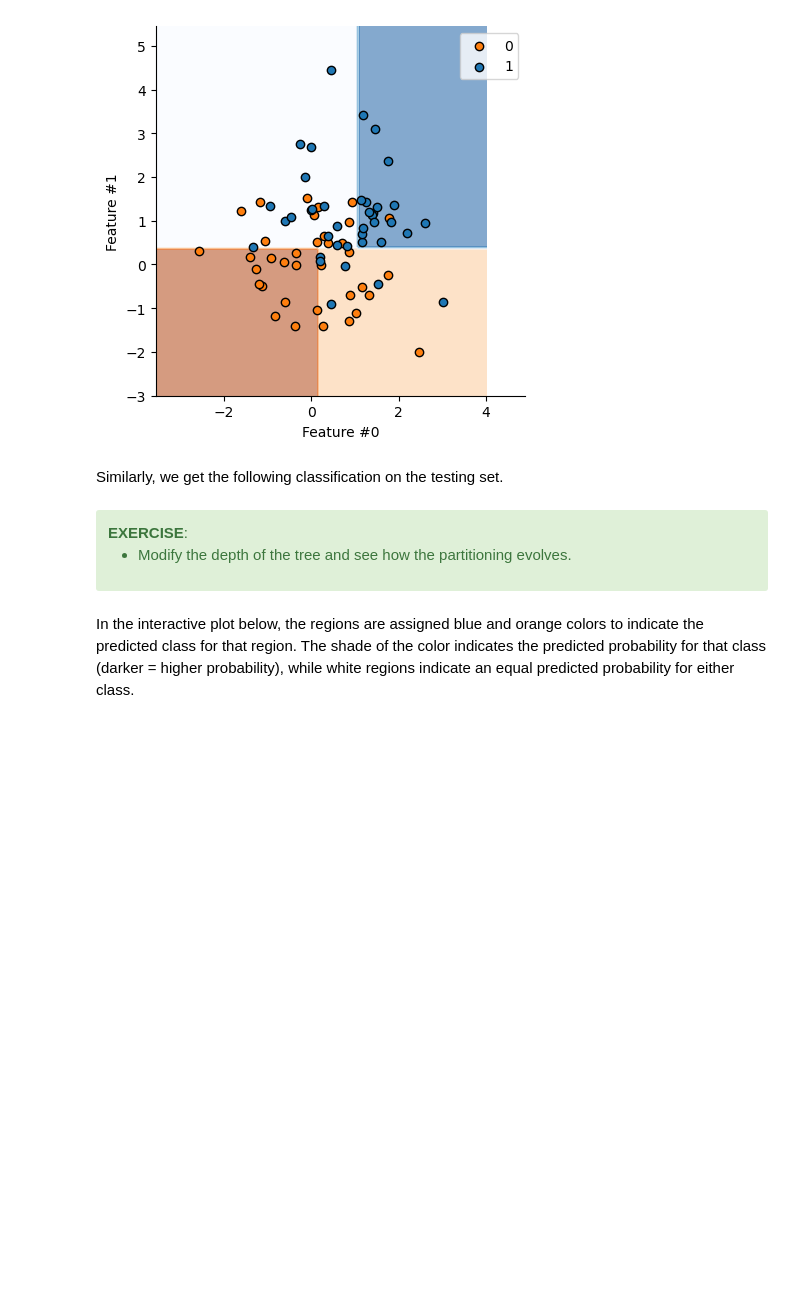
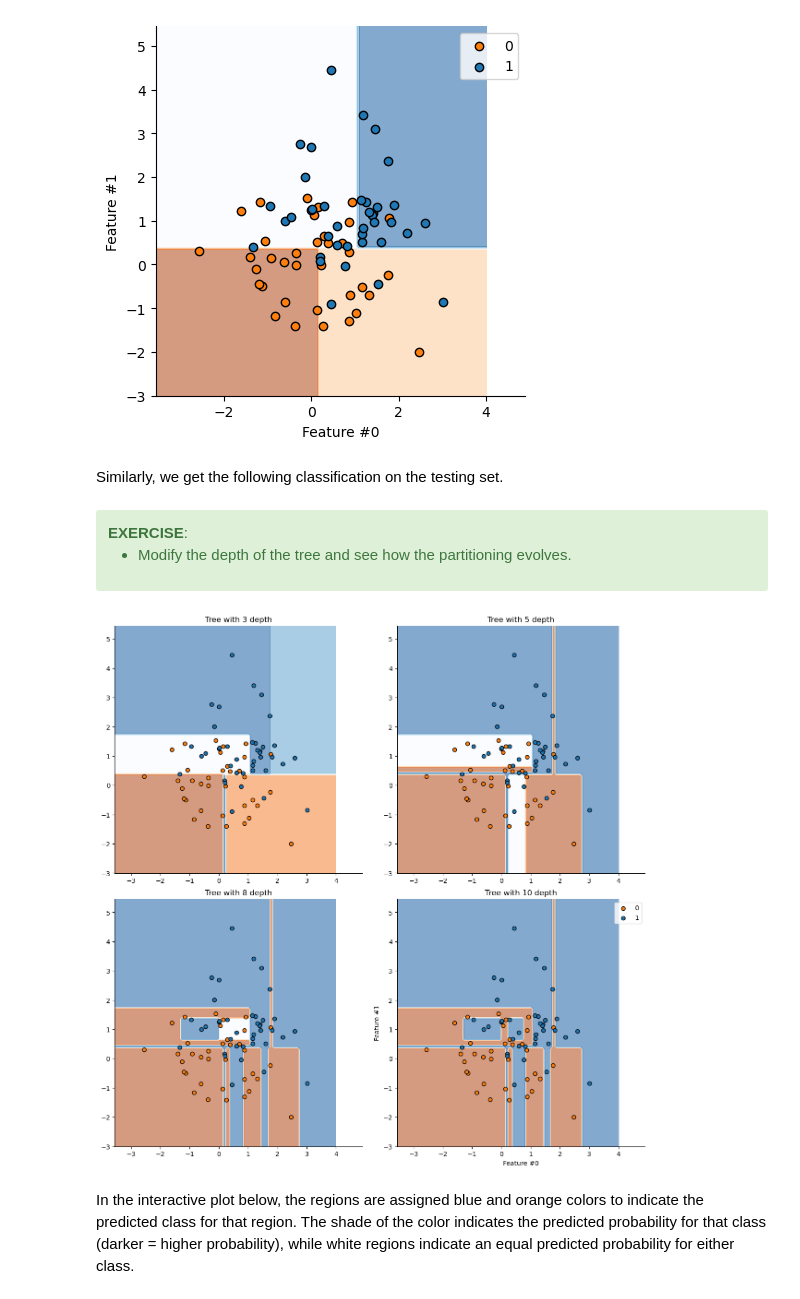
Before and after one commit to x-datascience-datacamp/datacamp-master, a Jupyter notebook: 09_trees_gradient_boosting/01-grow_a_tree.ipynb, the cells around one changed output. Cells and saved outputs as stored; diff of their text form; code cells hidden in the pictures; blank space fills up the shorter version.

```diff
--- a/09_trees_gradient_boosting/01-grow_a_tree.ipynb
+++ b/09_trees_gradient_boosting/01-grow_a_tree.ipynb
@@ -40,9 +40,7 @@ In other words, the **number of free parameters grows with the number of samples
 # %%
 from sklearn.datasets import make_blobs
 
-X, y = make_blobs(
-    centers=[[0, 0], [1, 1]], random_state=61526, n_samples=100
-)
+X, y = make_blobs(centers=[[0, 0], [1, 1]], random_state=61526, n_samples=100)
 # %% [markdown]
 First, let's look at the generated data
 # %%
@@ -55,8 +53,10 @@ _, ax = plt.subplots()
 for klazz, color in zip(classes, ["tab:orange", "tab:blue"]):
     mask_sample_klazz = y == klazz
     ax.scatter(
-        X[mask_sample_klazz, 0], X[mask_sample_klazz, 1],
-        color=color, label=klazz,
+        X[mask_sample_klazz, 0],
+        X[mask_sample_klazz, 1],
+        color=color,
+        label=klazz,
         edgecolor="black",
     )
 plt.axis("square")
@@ -75,8 +75,10 @@ def plot_data(data, labels, ax=None):
     for klazz, color in zip(classes, ["tab:orange", "tab:blue"]):
         mask_sample_klazz = labels == klazz
         ax.scatter(
-            data[mask_sample_klazz, 0], data[mask_sample_klazz, 1],
-            color=color, label=klazz,
+            data[mask_sample_klazz, 0],
+            data[mask_sample_klazz, 1],
+            color=color,
+            label=klazz,
             edgecolor="black",
         )
     sns.despine()
@@ -96,9 +98,7 @@ We can learn a set of binary rule using a portion of the data. Using the rules l
 # %%
 from sklearn.model_selection import train_test_split
 
-X_train, X_test, y_train, y_test = train_test_split(
-    X, y, random_state=42
-)
+X_train, X_test, y_train, y_test = train_test_split(X, y, random_state=42)
 # %%
 from sklearn.tree import DecisionTreeClassifier
 
@@ -129,6 +127,19 @@ Similarly, we get the following classification on the testing set.
      <li>Modify the depth of the tree and see how the partitioning evolves. </li>
      </ul>
 </div>
+# %%
+fig, axs = plt.subplots(2, 2, figsize=(12, 12), layout="constrained")
+axs = axs.flatten()
+for ax, depth in zip(axs, [3, 5, 8, 10]):
+    clf = DecisionTreeClassifier(max_depth=depth)
+    clf.fit(X_train, y_train)
+    # pred = clf.predict(X_test)
+    ax.set_title(f"Tree with {depth} depth")
+    display = DecisionBoundaryDisplay.from_estimator(clf, X, alpha=0.5, ax=ax)
+    _ = plot_data(X_train, y_train, ax=display.ax_)
+plt.show()
+# %% [output]
+[figure, added]
 # %% [markdown]
 In the interactive plot below, the regions are assigned blue and orange colors to indicate the predicted class for that region. The shade of the color indicates the predicted probability for that class (darker = higher probability), while white regions indicate an equal predicted probability for either class.
 # %%
```
Also changed, not shown: parts of 26 cells of this notebook, 6 other files.
